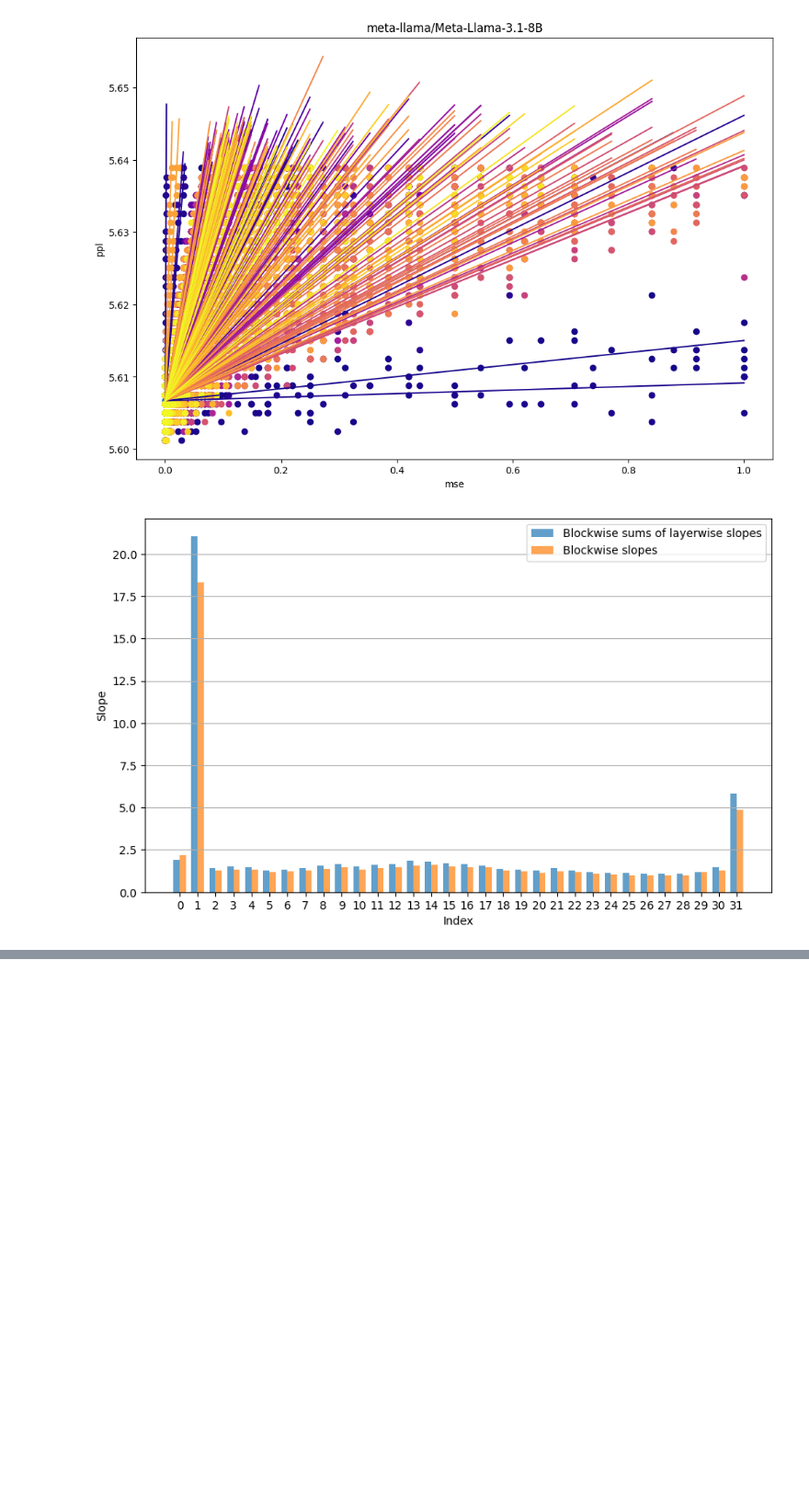
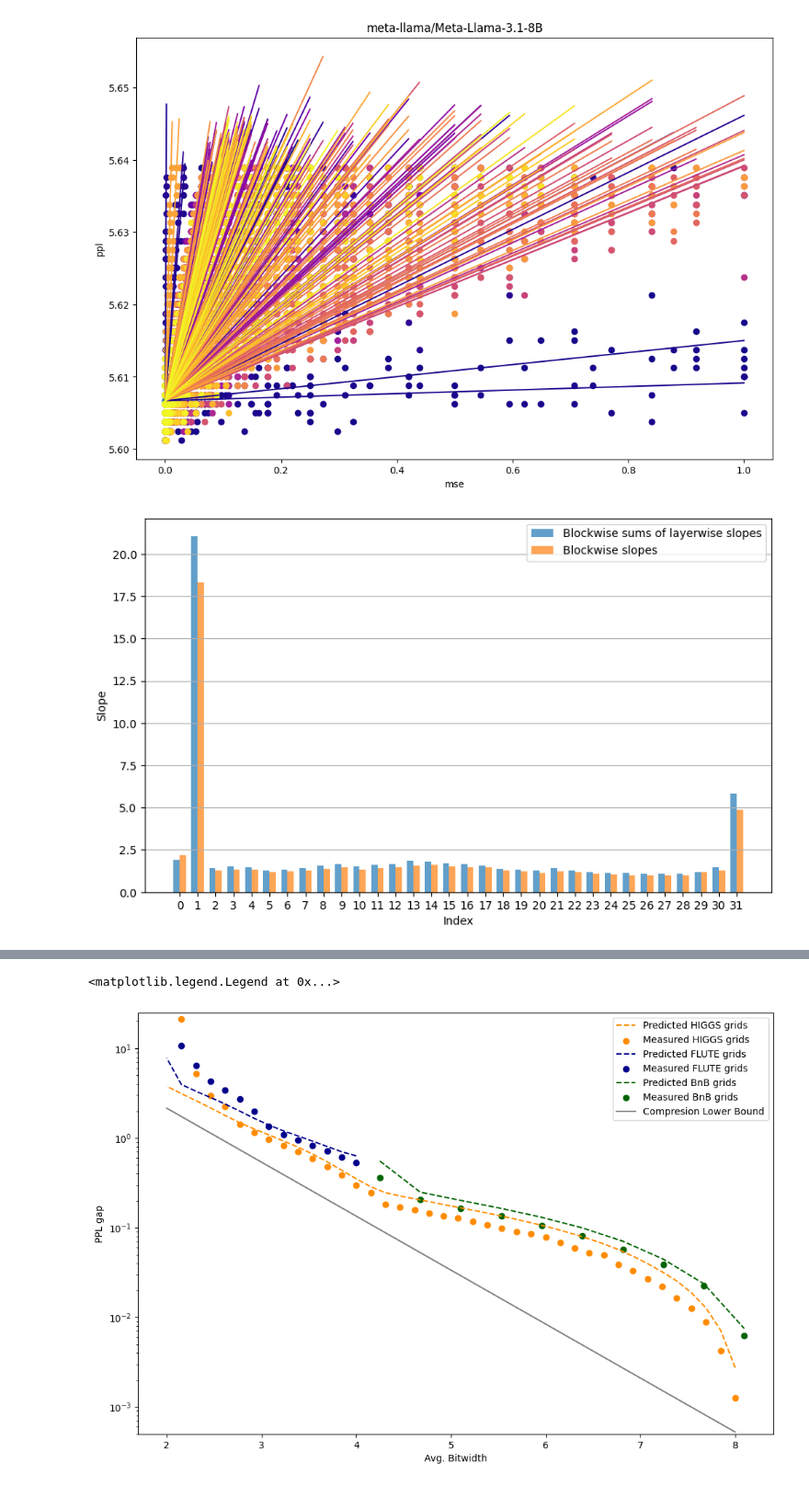
Before and after one commit to galqiwi/linear-layer-compression, a Jupyter notebook: Andrei/gptq/plots.ipynb, the cells around one changed output, grey strips where cells are left out. Shown at 92% size. Cells and saved outputs as stored; diff of their text form; code cells hidden in the pictures; blank space fills up the shorter version.

```diff
--- a/Andrei/gptq/plots.ipynb
+++ b/Andrei/gptq/plots.ipynb
@@ -889,11 +878,11 @@ for indices in tqdm(chosen_configurations):
     }]"""
 
     print(f"Measuring {bitwidth}")
-    subprocess.check_call(
-        f"CUDA_VISIBLE_DEVICES=4 python eval_real_quant.py meta-llama/Meta-Llama-3.1-8B --blockwise '{blockwise_string}' --multiquant-ckpt-path /nfs/scistore19/alistgrp/apanfero/models/higgs/Meta-Llama-3.1-8B.pt",
-        shell=True,
-        cwd="../kernels",
-    )
+    # subprocess.check_call(
+    #     f"CUDA_VISIBLE_DEVICES=4 python eval_real_quant.py meta-llama/Meta-Llama-3.1-8B --blockwise '{blockwise_string}' --multiquant-ckpt-path /nfs/scistore19/alistgrp/apanfero/models/higgs/Meta-Llama-3.1-8B.pt",
+    #     shell=True,
+    #     cwd="../kernels",
+    # )
 # %% [output]
 Skipping 5.50
 Skipping 2.61
@@ -1276,3 +1218,65 @@ plt.legend()
+# %%
+NORMALIZATION = ref_sum_slope / sum(slopes)
+
+# HIGGS LayerWise
+bitwidths, ppl_gaps = get_bitwidths_ppl_gaps(higgs_layerwise_configurations, higgs_grids, layerwise_slopes, layerwise_weights)
+plt.plot(
+    bitwidths,
+    ppl_gaps * NORMALIZATION,
+    linestyle="--", color="darkorange", label=f"Predicted HIGGS grids"
+)
+plt.scatter(
+    higgs_layerwise_bitwisths,
+    higgs_layerwise_ppls - np.min(rtn_ppls),
+    color="darkorange", marker="o", label="Measured HIGGS grids"
+)
+
+
+# FLUTE LayerWise
+bitwidths, ppl_gaps = get_bitwidths_ppl_gaps(flute_layerwise_configurations, flute_grids, layerwise_slopes, layerwise_weights)
+plt.plot(
+    bitwidths,
+    ppl_gaps * NORMALIZATION,
+    linestyle="--", color="darkblue", label=f"Predicted FLUTE grids"
+)
+plt.scatter(
+    flute_layerwise_bitwisths,
+    flute_layerwise_ppls - np.min(rtn_ppls),
+    color="darkblue", marker="o", label="Measured FLUTE grids"
+)
+
+# BnB LayerWise
+plt.plot(
+    bnb_layerwise_df["bitwidht"],
+    bnb_layerwise_df["solution_pred_err"] * NORMALIZATION,
+    linestyle="--", color="darkgreen", label=f"Predicted BnB grids"
+)
+plt.scatter(
+    bnb_layerwise_df["bitwidht"],
+    bnb_layerwise_df["solution_real_err"],
+    color="darkgreen", marker="o", label="Measured BnB grids"
+)
+
+
+# Lower Bound
+plt.plot(
+    np.linspace(2, 8),
+    [expected_ppl_gap(layerwise_slopes * NORMALIZATION, get_optimal_blockwise_bitwidths(layerwise_slopes, bpw))  for bpw in np.linspace(2, 8)],
+    color="gray", label="Compresion Lower Bound",
+)
+
+plt.xlabel("Avg. Bitwidth")
+plt.ylabel("PPL gap")
+
+plt.yscale('log')
+plt.ylim(5e-4, 25)
+
+# plt.ylim(0, 1)
+
+plt.legend()
+# %% [output]
+<matplotlib.legend.Legend at 0x...>
+[figure, added]
 # %%
 import subprocess
 
```
Also changed, not shown: parts of 14 cells of this notebook, 3 other files.
